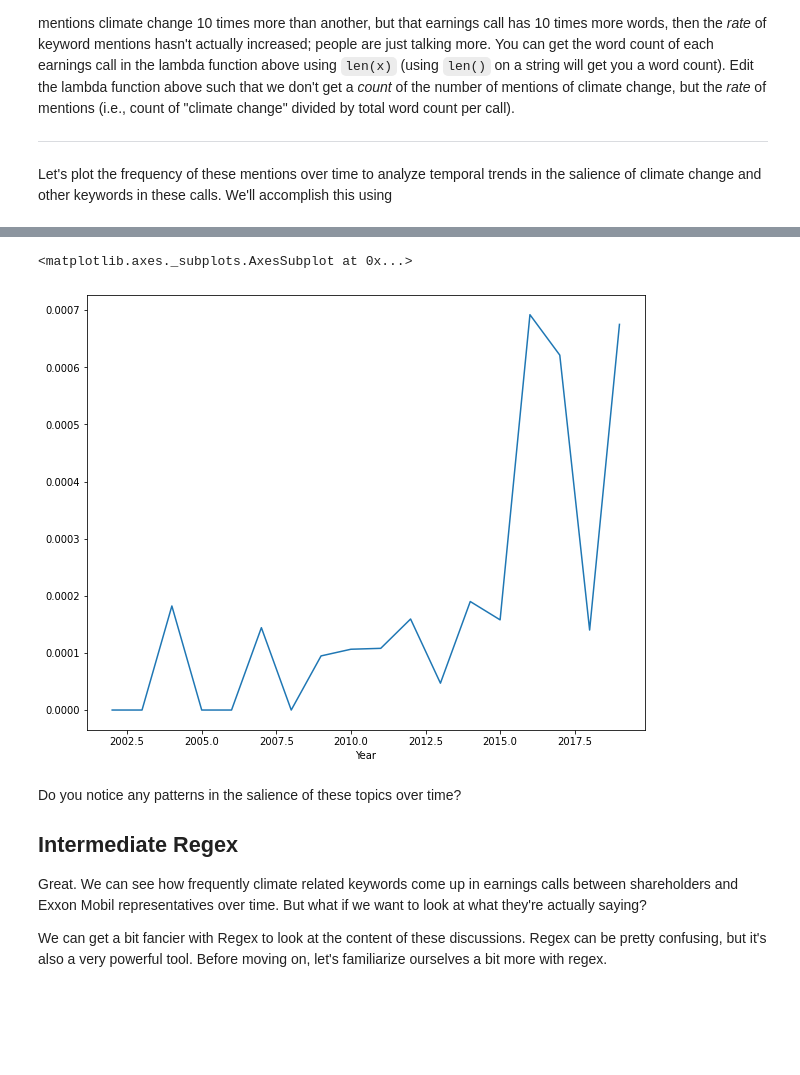
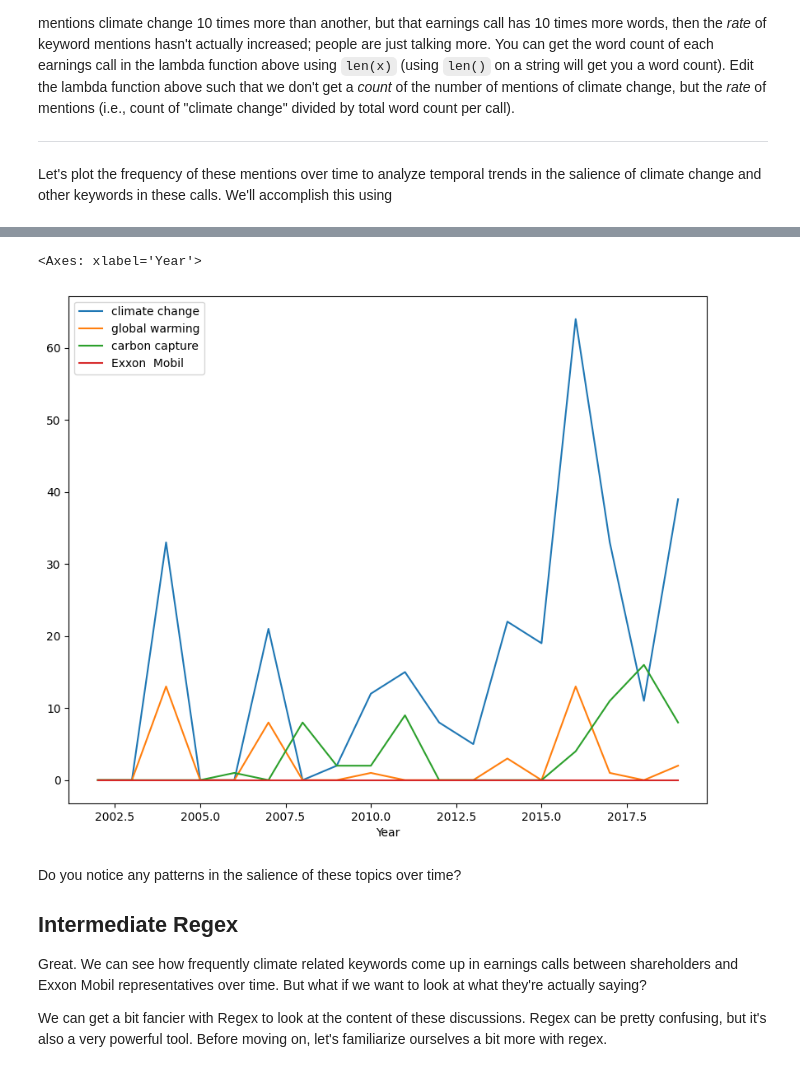
Before and after one commit to khou128/QM2, a Jupyter notebook: notebooks/W04. Natural Language Processing.ipynb, the cells around one changed output, grey strips where cells are left out. Drawn from its saved outputs; the diff is of its cells as text; code cells hidden in the pictures; blank space fills up the shorter version.

```diff
--- a/notebooks/W04. Natural Language Processing.ipynb
+++ b/notebooks/W04. Natural Language Processing.ipynb
@@ -293,3 +302,9 @@ Advanced: Our current measure of the number of mentions of keywords might be bia
 
 
 Let's plot the frequency of these mentions over time to analyze temporal trends in the salience of climate change and other keywords in these calls. We'll accomplish this using
+# %%
+# create a column called "climate change" that contains the count of mentions of this keyword
+df['global warming']=df['Text'].apply(lambda x: len(re.findall(r'global warming', x, re.IGNORECASE)))
+
+# print the title of each earnings call, along with the number of mentions of climate change.
+print(df[['Title','global warming']])
@@ -295,0 +326,5 @@ Let's plot the frequency of these mentions over time to analyze temporal trends
+# %%
+
+df['carbon capture']=df['Text'].apply(lambda x: len(re.findall(r'carbon capture', x, re.IGNORECASE)))
+
+print(df[['Title','carbon capture']])
@@ -295,0 +346,5 @@ Let's plot the frequency of these mentions over time to analyze temporal trends
+# %%
+
+df['Exxon  Mobil']=df['Text'].apply(lambda x: len(re.findall(r'Exxon  Mobil', x, re.IGNORECASE)))
+
+print(df[['Title','Exxon  Mobil']])
@@ -296,16 +366,16 @@ Let's plot the frequency of these mentions over time to analyze temporal trends
 # %%
 # extract the year from the date column
 df['Year']=df['Date'].dt.year
 
 # group the dataframe by year, calculating the sum of the "climate change" column
 # save it as a new dataframe called "yearly"
-yearly=df.groupby('Year')['climate change'].sum()
+yearly=df.groupby('Year')['climate change', 'global warming', 'carbon capture', 'Exxon  Mobil'].sum()
 
 # plot yearly
 yearly.plot()
 # %% [output]
-<matplotlib.axes._subplots.AxesSubplot at 0x...>
+<Axes: xlabel='Year'>
-[figure, old version]
+[figure, new version]
 # %% [markdown]
 Do you notice any patterns in the salience of these topics over time?
 
```
Also changed, not shown: parts of 6 cells of this notebook.
